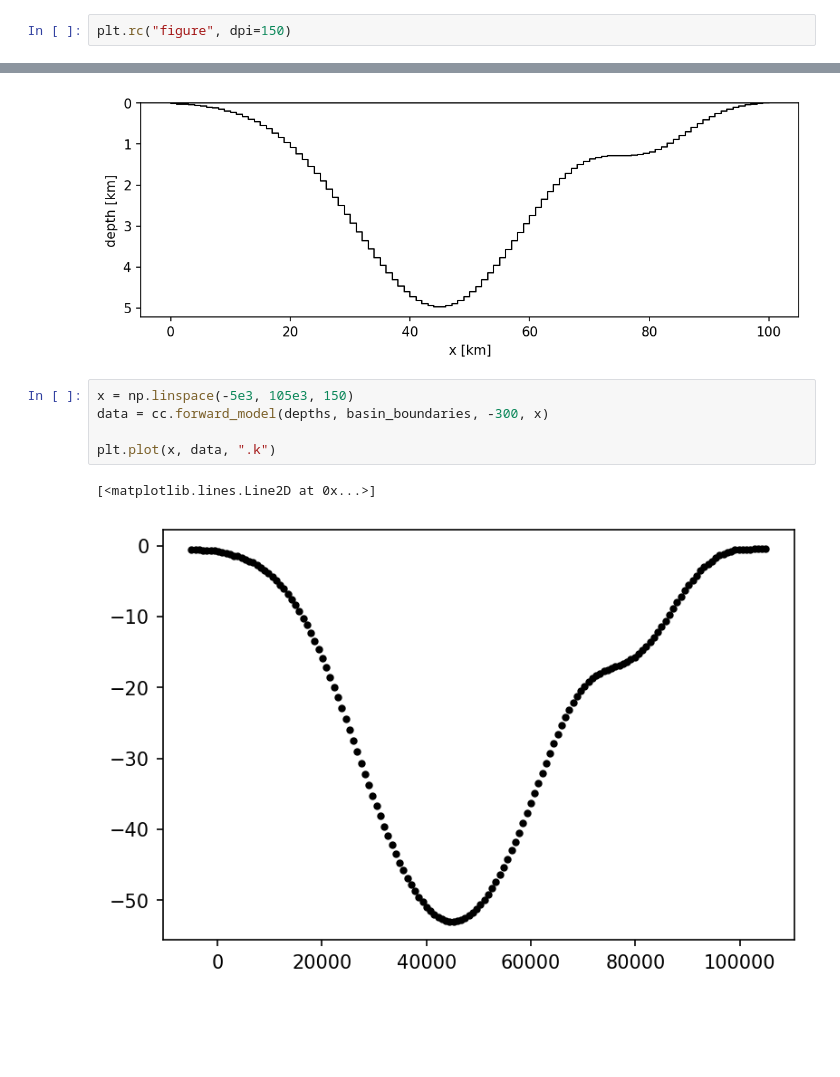
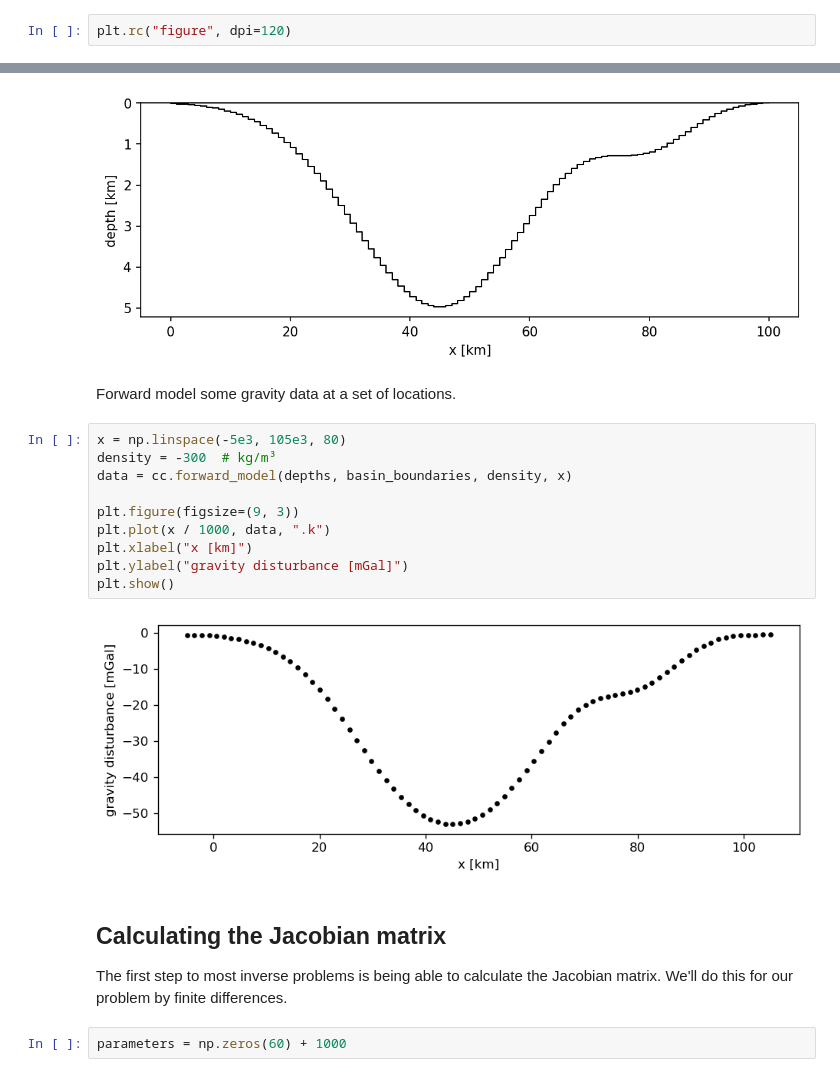
Before and after one commit to compgeolab/2020-aachen-inverse-problems, a Jupyter notebook: gravity-inversion-solution.ipynb, the cells around one changed output, grey strips where cells are left out. Cells and saved outputs as stored; diff of their text form; blank space fills up the shorter version.

Commit message:
Add code to calculate the Jacobian matrix

```diff
--- a/gravity-inversion-solution.ipynb
+++ b/gravity-inversion-solution.ipynb
@@ -14,7 +14,7 @@ import cheatcodes as cc
 # %% [markdown]
 This is a little trick to make the resolution of the matplotlib figures better for larger screens.
 # %%
-plt.rc("figure", dpi=150)
+plt.rc("figure", dpi=120)
 # %% [markdown]
 ## Assumption
 
@@ -35,11 +58,23 @@ cc.plot_prisms(depths, basin_boundaries)
 # %% [output]
 <AxesSubplot:xlabel='x [km]', ylabel='depth [km]'>
 [figure]
+# %% [markdown]
+Forward model some gravity data at a set of locations.
 # %%
-x = np.linspace(-5e3, 105e3, 150)
-data = cc.forward_model(depths, basin_boundaries, -300, x)
+x = np.linspace(-5e3, 105e3, 80)
+density = -300  # kg/m³
+data = cc.forward_model(depths, basin_boundaries, density, x)
 
-plt.plot(x, data, ".k")
+plt.figure(figsize=(9, 3))
+plt.plot(x / 1000, data, ".k")
+plt.xlabel("x [km]")
+plt.ylabel("gravity disturbance [mGal]")
+plt.show()
 # %% [output]
-[<matplotlib.lines.Line2D at 0x...>]
-[figure, old version]
+[figure, new version]
+# %% [markdown]
+## Calculating the Jacobian matrix
+
+The first step to most inverse problems is being able to calculate the Jacobian matrix. We'll do this for our problem by finite differences.
+# %%
+parameters = np.zeros(60) + 1000
```
Also changed, not shown: parts of 5 cells of this notebook.
